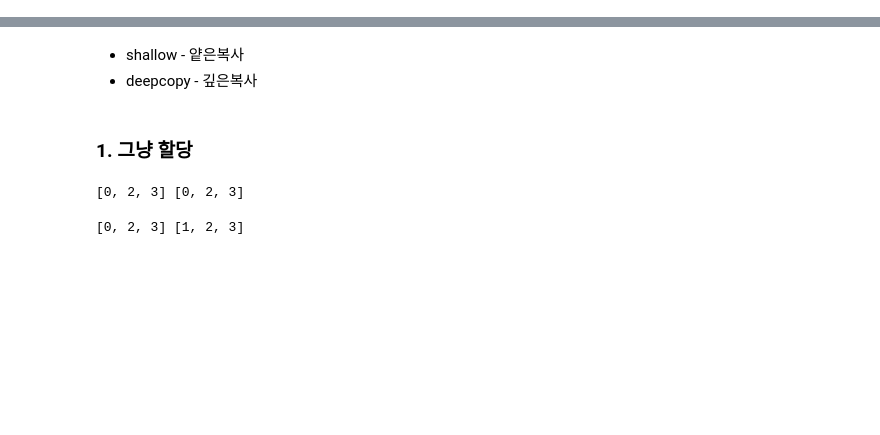
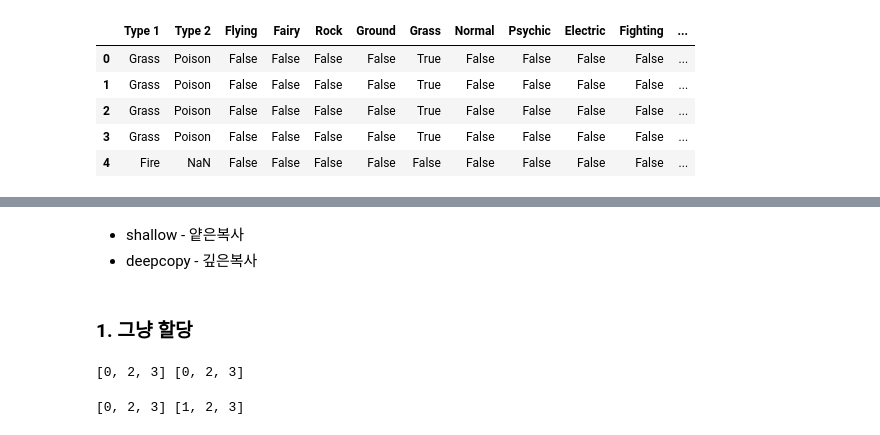
Before and after one commit to 1pha/Modulabs-Daehyun, a Jupyter notebook: 1015_F13.ipynb, the cells around one changed output, grey strips where cells are left out. Saved outputs shown, nothing was run; the diff lists cells and outputs as text; code cells hidden in the pictures; blank space fills up the shorter version.

```diff
--- a/1015_F13.ipynb
+++ b/1015_F13.ipynb
@@ -10,0 +48,12 @@ pokemon = original_data.copy()
+# %%
+for t in types:
+    pokemon[t] = (pokemon["Type 1"] == t) | (pokemon["Type 2"] == t)
+
+pokemon[["Type 1", "Type 2"] + types].head()
+# %% [output]
+|  | Type 1 | Type 2 | Flying | Fairy | Rock | Ground | Grass | Normal | Psychic | Electric | Fighting | ... |
+| 0 | Grass | Poison | False | False | False | False | True | False | False | False | False | ... |
+| 1 | Grass | Poison | False | False | False | False | True | False | False | False | False | ... |
+| 2 | Grass | Poison | False | False | False | False | True | False | False | False | False | ... |
+| 3 | Grass | Poison | False | False | False | False | True | False | False | False | False | ... |
+| 4 | Fire | NaN | False | False | False | False | False | False | False | False | False | ... |
```
Also changed, not shown: parts of 4 cells of this notebook, 1 other file.
